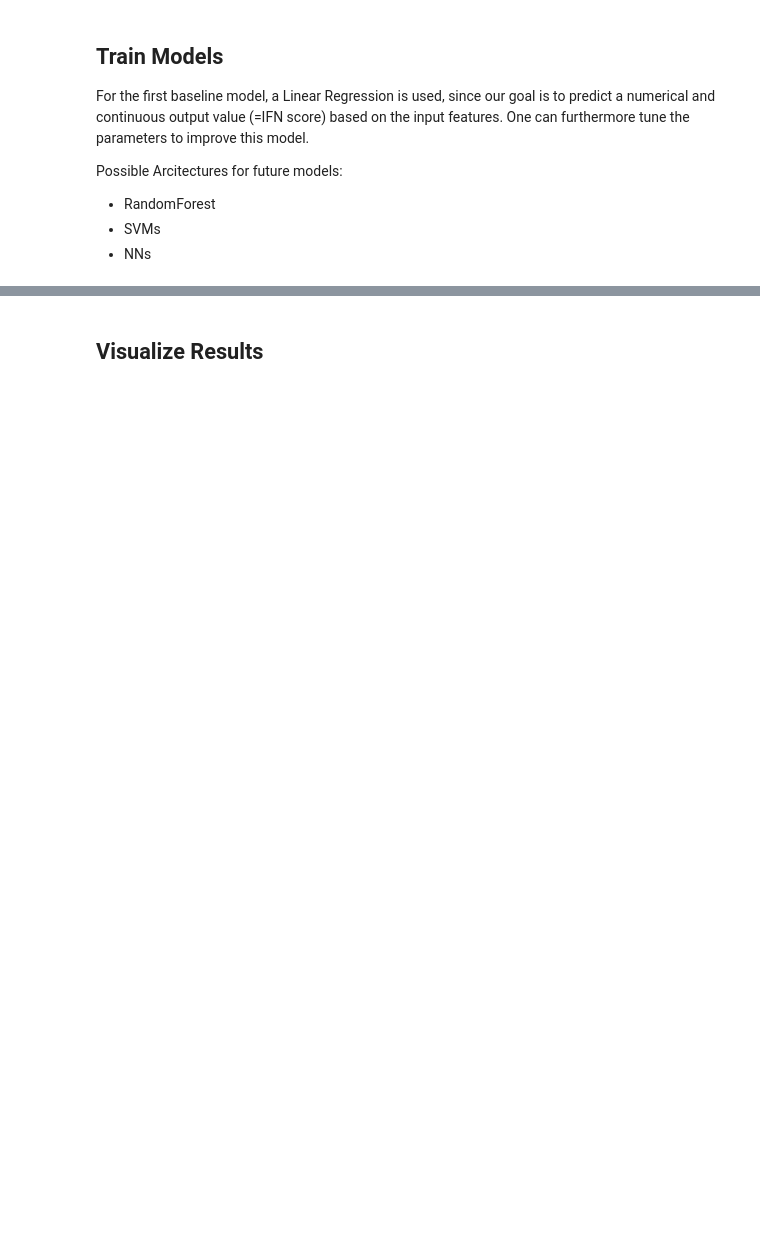
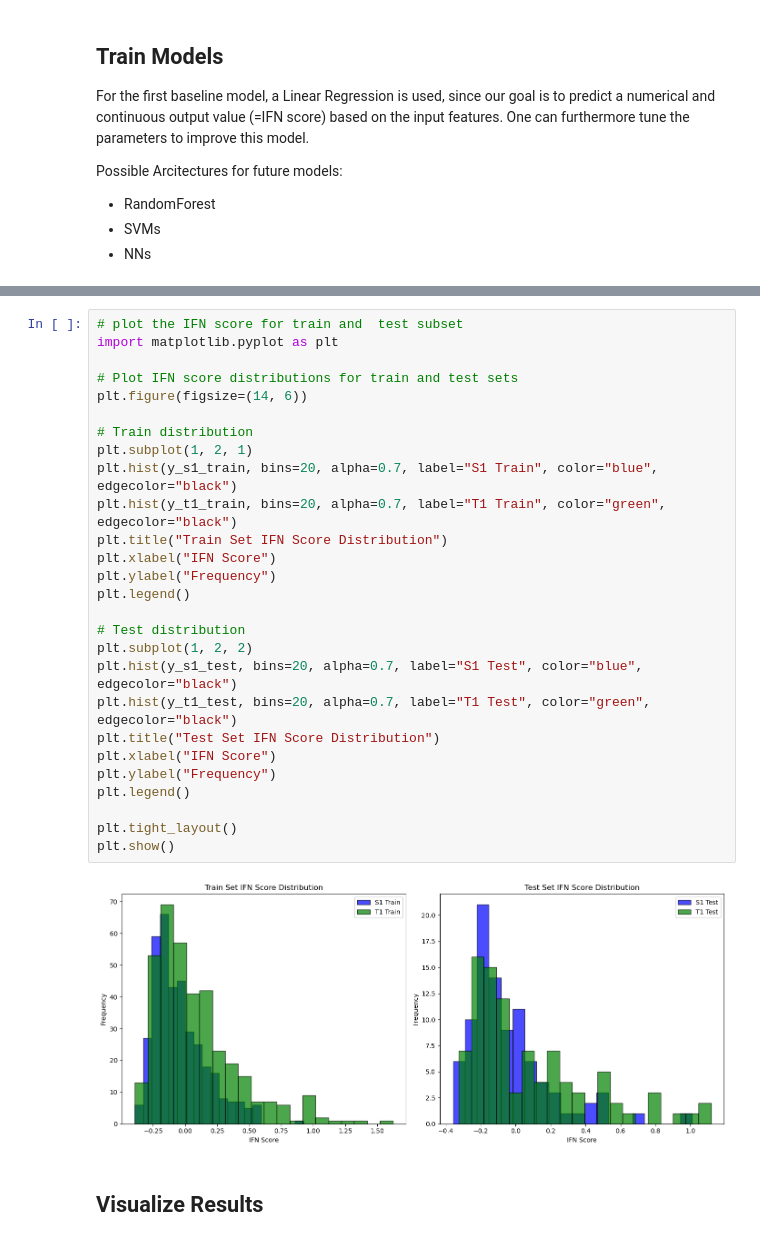
Before and after one commit to SchubertLab/VaccineSimulator, a Jupyter notebook: notebooks/baseline_model_pipeline.ipynb, the cells around one changed output, grey strips where cells are left out. Saved outputs shown, nothing was run; the diff lists cells and outputs as text; blank space fills up the shorter version.

```diff
--- a/notebooks/baseline_model_pipeline.ipynb
+++ b/notebooks/baseline_model_pipeline.ipynb
@@ -236,3 +540,32 @@ Inference Score (Correlation) for T1: 0.29250562930822316
+# %%
+# plot the IFN score for train and  test subset
+import matplotlib.pyplot as plt
+
+# Plot IFN score distributions for train and test sets
+plt.figure(figsize=(14, 6))
+
+# Train distribution
+plt.subplot(1, 2, 1)
+plt.hist(y_s1_train, bins=20, alpha=0.7, label="S1 Train", color="blue", edgecolor="black")
+plt.hist(y_t1_train, bins=20, alpha=0.7, label="T1 Train", color="green", edgecolor="black")
+plt.title("Train Set IFN Score Distribution")
+plt.xlabel("IFN Score")
+plt.ylabel("Frequency")
+plt.legend()
+
+# Test distribution
+plt.subplot(1, 2, 2)
+plt.hist(y_s1_test, bins=20, alpha=0.7, label="S1 Test", color="blue", edgecolor="black")
+plt.hist(y_t1_test, bins=20, alpha=0.7, label="T1 Test", color="green", edgecolor="black")
+plt.title("Test Set IFN Score Distribution")
+plt.xlabel("IFN Score")
+plt.ylabel("Frequency")
+plt.legend()
+
+plt.tight_layout()
+plt.show()
+# %% [output]
+[figure, added]
 # %% [markdown]
 ## Visualize Results
 # %%
```
Also changed, not shown: parts of 41 cells of this notebook, 3 other files.
